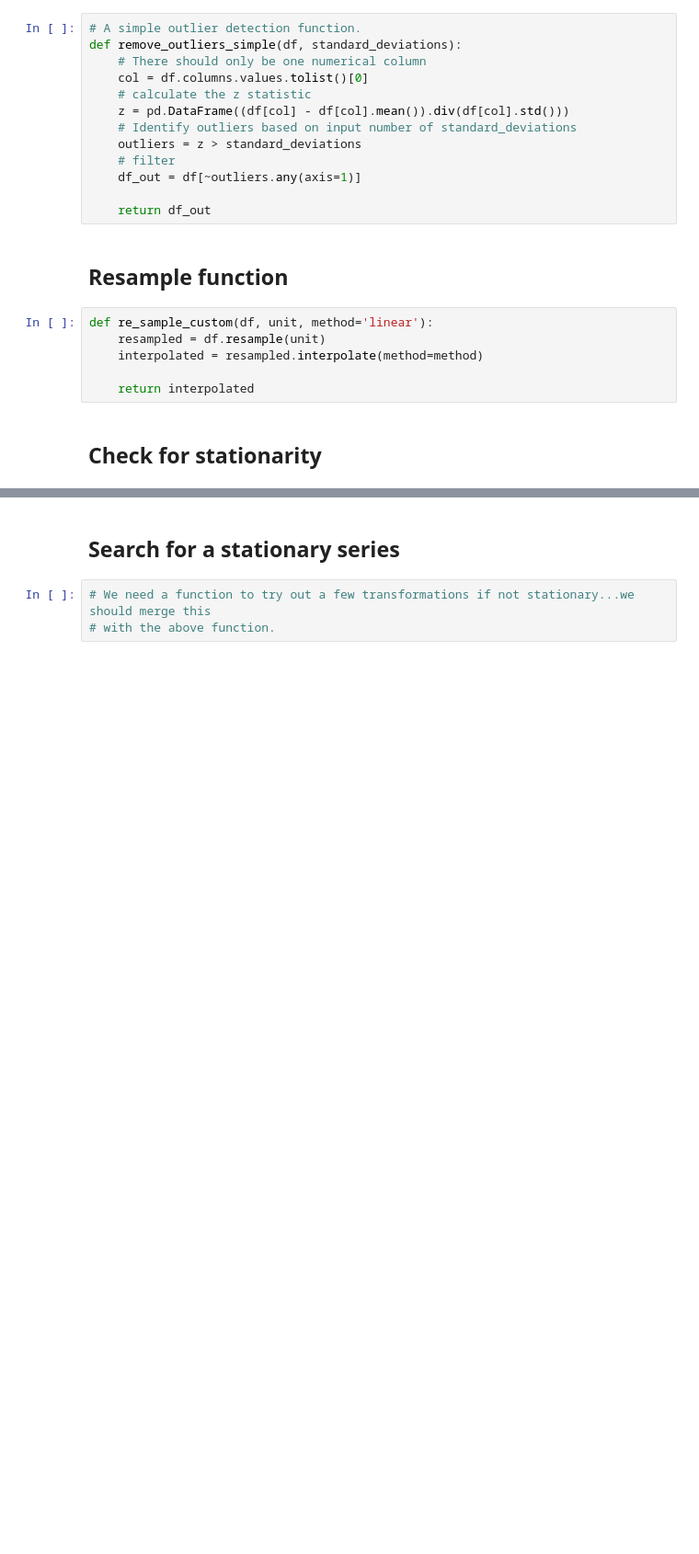
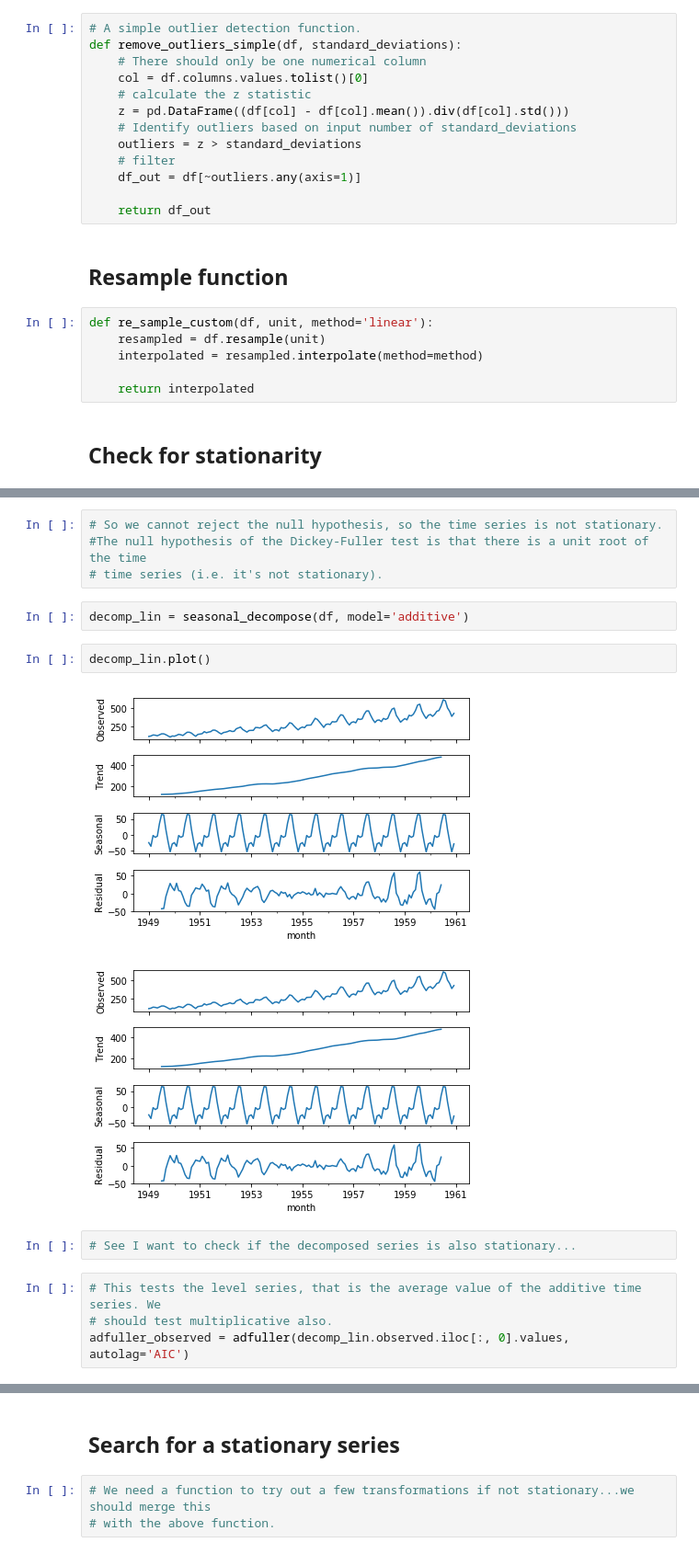
Before and after one commit to dokeeffe87/arima_fitter, a Jupyter notebook: dev_arima_fitter.ipynb, the cells around one changed output, grey strips where cells are left out. Shown at 92% size. Drawn from its saved outputs; the diff is of its cells as text; blank space fills up the shorter version.

```diff
--- a/dev_arima_fitter.ipynb
+++ b/dev_arima_fitter.ipynb
@@ -115,0 +159,17 @@ def test_stationarity(timeseries):
+# %%
+# So we cannot reject the null hypothesis, so the time series is not stationary.
+#The null hypothesis of the Dickey-Fuller test is that there is a unit root of the time
+# time series (i.e. it's not stationary).
+# %%
+decomp_lin = seasonal_decompose(df, model='additive')
+# %%
+decomp_lin.plot()
+# %% [output]
+[figure, added]
+[figure, added]
+# %%
+# See I want to check if the decomposed series is also stationary...
+# %%
+# This tests the level series, that is the average value of the additive time series. We
+# should test multiplicative also.
+adfuller_observed = adfuller(decomp_lin.observed.iloc[:, 0].values, autolag='AIC')
```
Also changed, not shown: parts of 14 cells of this notebook.
